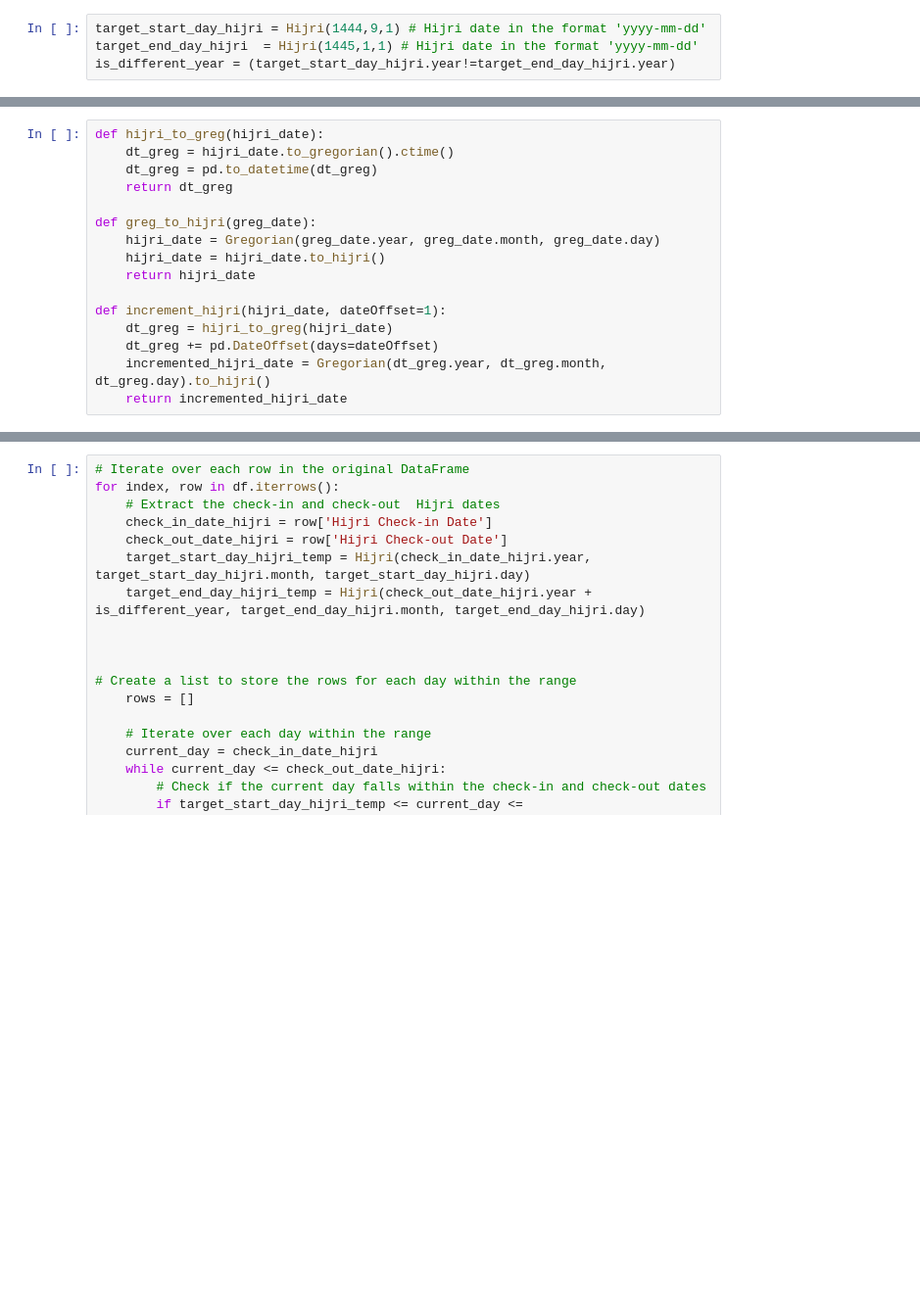
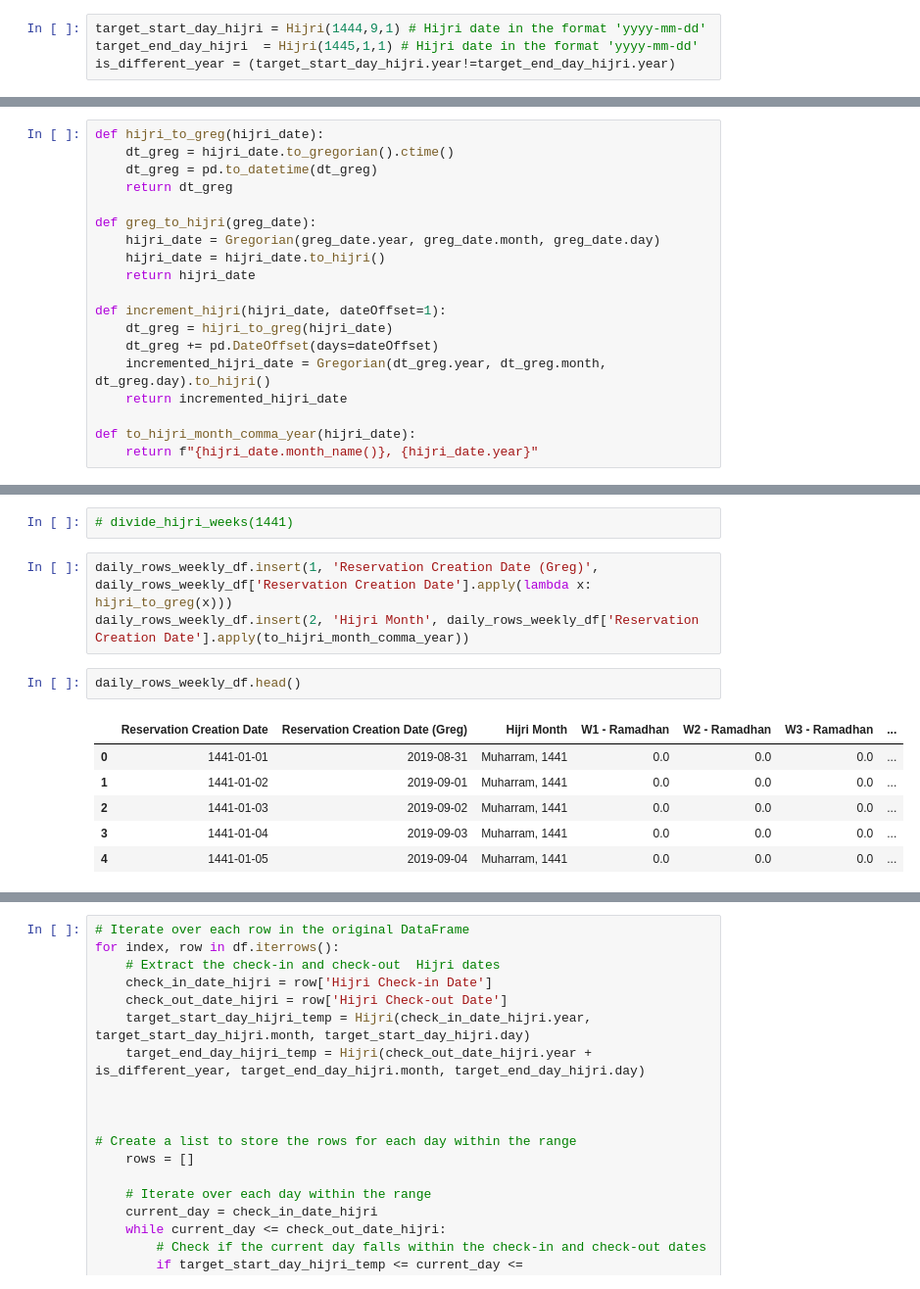
Before and after one commit to Ziadmohamed345/k2s-hotel-reservation, a Jupyter notebook: util-res-task/util-res-data-weekly-vis.ipynb, the cells around one changed output, grey strips where cells are left out. Shown at 98% size. Cells and saved outputs as stored; diff of their text form; blank space fills up the shorter version.

```diff
--- a/util-res-task/util-res-data-weekly-vis.ipynb
+++ b/util-res-task/util-res-data-weekly-vis.ipynb
@@ -59,3 +40,6 @@ def increment_hijri(hijri_date, dateOffset=1):
     dt_greg += pd.DateOffset(days=dateOffset)
     incremented_hijri_date = Gregorian(dt_greg.year, dt_greg.month, dt_greg.day).to_hijri()
     return incremented_hijri_date
+
+def to_hijri_month_comma_year(hijri_date):
+    return f"{hijri_date.month_name()}, {hijri_date.year}"
@@ -61,0 +60,14 @@ def increment_hijri(hijri_date, dateOffset=1):
+# %%
+# divide_hijri_weeks(1441)
+# %%
+daily_rows_weekly_df.insert(1, 'Reservation Creation Date (Greg)', daily_rows_weekly_df['Reservation Creation Date'].apply(lambda x: hijri_to_greg(x)))
+daily_rows_weekly_df.insert(2, 'Hijri Month', daily_rows_weekly_df['Reservation Creation Date'].apply(to_hijri_month_comma_year))
+# %%
+daily_rows_weekly_df.head()
+# %% [output]
+|  | Reservation Creation Date | Reservation Creation Date (Greg) | Hijri Month | W1 - Ramadhan | W2 - Ramadhan | W3 - Ramadhan | ... |
+| 0 | 1441-01-01 | 2019-08-31 | Muharram, 1441 | 0.0 | 0.0 | 0.0 | ... |
+| 1 | 1441-01-02 | 2019-09-01 | Muharram, 1441 | 0.0 | 0.0 | 0.0 | ... |
+| 2 | 1441-01-03 | 2019-09-02 | Muharram, 1441 | 0.0 | 0.0 | 0.0 | ... |
+| 3 | 1441-01-04 | 2019-09-03 | Muharram, 1441 | 0.0 | 0.0 | 0.0 | ... |
+| 4 | 1441-01-05 | 2019-09-04 | Muharram, 1441 | 0.0 | 0.0 | 0.0 | ... |
```
Also changed, not shown: parts of 7 cells of this notebook, 1 other file.
